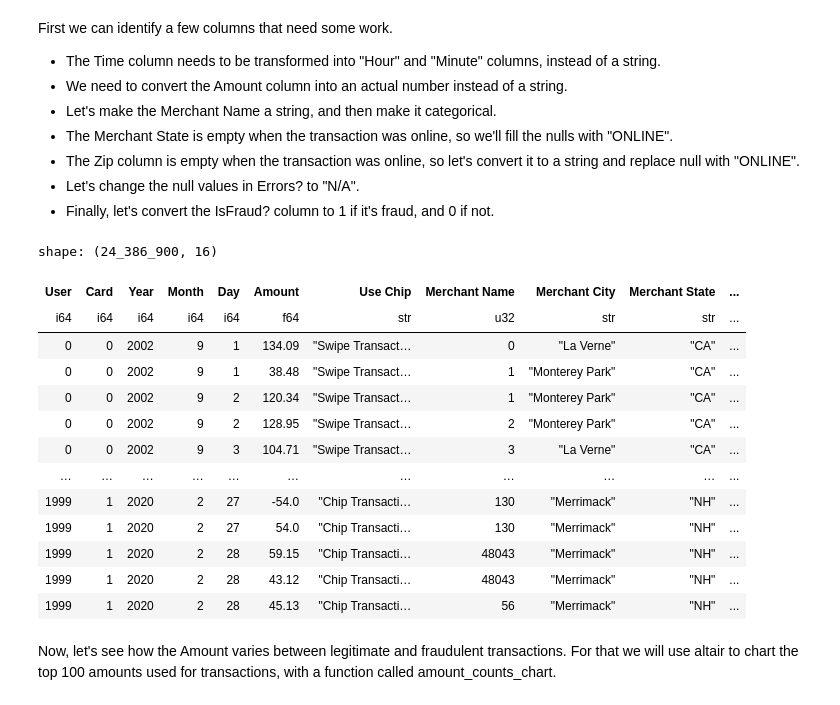
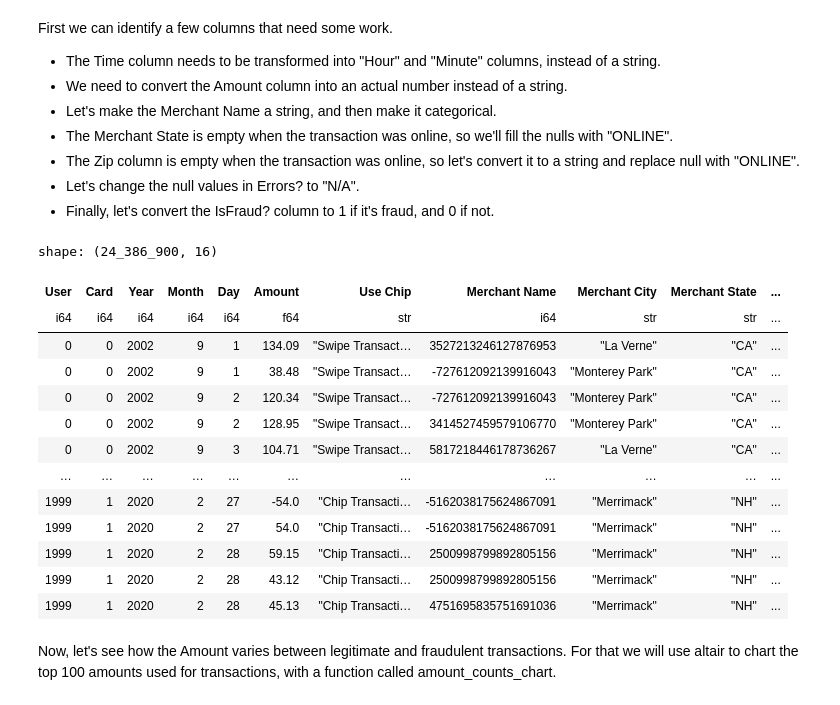
Before and after one commit to Underdoge/fraud-detection, a Jupyter notebook: notebooks/fraud_detection.ipynb, the cells around one changed output. Cells and saved outputs as stored; diff of their text form; code cells hidden in the pictures.

```diff
--- a/notebooks/fraud_detection.ipynb
+++ b/notebooks/fraud_detection.ipynb
@@ -96,41 +96,39 @@ First we can identify a few columns that need some work.
 # %%
 new_data_df = data_df.with_columns(
     Hour = pl.col("Time").map_elements(
         lambda x: x[:2]).cast(pl.Int64, strict=True),
     Minute = pl.col("Time").map_elements(
         lambda x: x[3:]).cast(pl.Int64, strict=True),
 ).drop("Time").with_columns(
     pl.col("Amount").map_elements(
         lambda x: x.replace("$", "")).cast(pl.Float64, strict=True)
-).with_columns(
-    pl.col("Merchant Name").cast(pl.String, strict=True).cast(pl.Categorical).to_physical()
 ).with_columns(
     pl.col("Merchant State").fill_null("ONLINE")
 ).with_columns(
     pl.col("Zip").cast(pl.String, strict=True).fill_null("ONLINE")
 ).with_columns(
     pl.col("Errors?").fill_null(value="No")
 ).with_columns(
     pl.col("Is Fraud?").map_elements(
         lambda x: 0 if x == "No" else 1
     )
 )
 new_data_df
 # %% [output]
 shape: (24_386_900, 16)
 | User | Card | Year | Month | Day | Amount | Use Chip | Merchant Name | Merchant City | Merchant State | ... |
-| i64 | i64 | i64 | i64 | i64 | f64 | str | u32 | str | str | ... |
-| 0 | 0 | 2002 | 9 | 1 | 134.09 | "Swipe Transact… | 0 | "La Verne" | "CA" | ... |
-| 0 | 0 | 2002 | 9 | 1 | 38.48 | "Swipe Transact… | 1 | "Monterey Park" | "CA" | ... |
-| 0 | 0 | 2002 | 9 | 2 | 120.34 | "Swipe Transact… | 1 | "Monterey Park" | "CA" | ... |
-| 0 | 0 | 2002 | 9 | 2 | 128.95 | "Swipe Transact… | 2 | "Monterey Park" | "CA" | ... |
-| 0 | 0 | 2002 | 9 | 3 | 104.71 | "Swipe Transact… | 3 | "La Verne" | "CA" | ... |
+| i64 | i64 | i64 | i64 | i64 | f64 | str | i64 | str | str | ... |
+| 0 | 0 | 2002 | 9 | 1 | 134.09 | "Swipe Transact… | 3527213246127876953 | "La Verne" | "CA" | ... |
+| 0 | 0 | 2002 | 9 | 1 | 38.48 | "Swipe Transact… | -727612092139916043 | "Monterey Park" | "CA" | ... |
+| 0 | 0 | 2002 | 9 | 2 | 120.34 | "Swipe Transact… | -727612092139916043 | "Monterey Park" | "CA" | ... |
+| 0 | 0 | 2002 | 9 | 2 | 128.95 | "Swipe Transact… | 3414527459579106770 | "Monterey Park" | "CA" | ... |
+| 0 | 0 | 2002 | 9 | 3 | 104.71 | "Swipe Transact… | 5817218446178736267 | "La Verne" | "CA" | ... |
 | … | … | … | … | … | … | … | … | … | … | ... |
-| 1999 | 1 | 2020 | 2 | 27 | -54.0 | "Chip Transacti… | 130 | "Merrimack" | "NH" | ... |
-| 1999 | 1 | 2020 | 2 | 27 | 54.0 | "Chip Transacti… | 130 | "Merrimack" | "NH" | ... |
-| 1999 | 1 | 2020 | 2 | 28 | 59.15 | "Chip Transacti… | 48043 | "Merrimack" | "NH" | ... |
-| 1999 | 1 | 2020 | 2 | 28 | 43.12 | "Chip Transacti… | 48043 | "Merrimack" | "NH" | ... |
-| 1999 | 1 | 2020 | 2 | 28 | 45.13 | "Chip Transacti… | 56 | "Merrimack" | "NH" | ... |
+| 1999 | 1 | 2020 | 2 | 27 | -54.0 | "Chip Transacti… | -5162038175624867091 | "Merrimack" | "NH" | ... |
+| 1999 | 1 | 2020 | 2 | 27 | 54.0 | "Chip Transacti… | -5162038175624867091 | "Merrimack" | "NH" | ... |
+| 1999 | 1 | 2020 | 2 | 28 | 59.15 | "Chip Transacti… | 2500998799892805156 | "Merrimack" | "NH" | ... |
+| 1999 | 1 | 2020 | 2 | 28 | 43.12 | "Chip Transacti… | 2500998799892805156 | "Merrimack" | "NH" | ... |
+| 1999 | 1 | 2020 | 2 | 28 | 45.13 | "Chip Transacti… | 4751695835751691036 | "Merrimack" | "NH" | ... |
 # %% [markdown]
 Now, let's see how the Amount varies between legitimate and fraudulent transactions. For that we will use altair to chart the top 100 amounts used for transactions, with a function called amount_counts_chart.
 # %%
```
Also changed, not shown: parts of 14 cells of this notebook, 1 other file.
